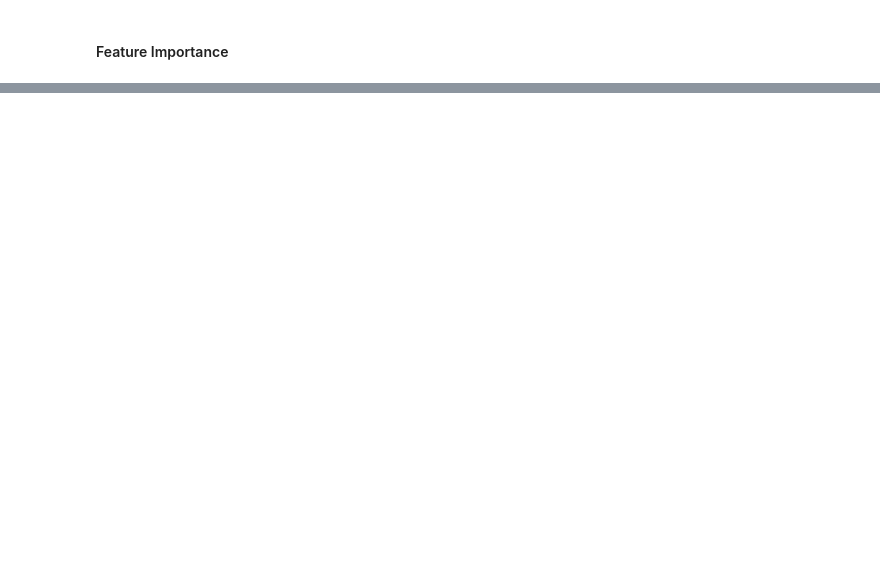
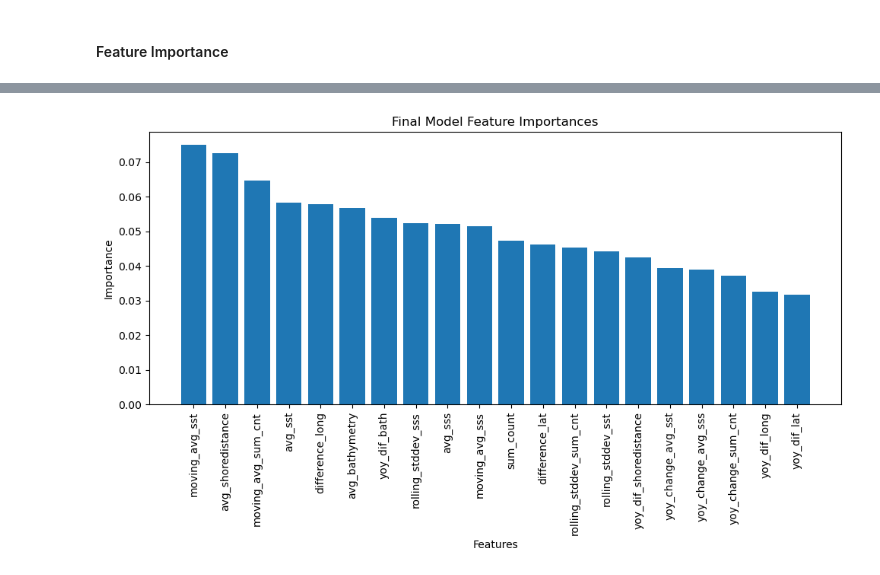
Before and after one commit to sanrajagopal/DSC232RGroupProject, a Jupyter notebook: obis.ipynb, the cells around one changed output, grey strips where cells are left out. Saved outputs shown, nothing was run; the diff lists cells and outputs as text; code cells hidden in the pictures; blank space fills up the shorter version.

```diff
--- a/obis.ipynb
+++ b/obis.ipynb
@@ -1250,0 +1264,7 @@ plt.show()
+# %%
+# Best performance comes from a tree depth of 10
+rfv2_10 = RandomForestClassifier(featuresCol="scaled_features",
+                               labelCol="safe?",
+                               maxDepth=10,
+                               seed = 42)
+modelv2_10 = rfv2_10.fit(train_data_rf2_full)
@@ -1250,0 +1335,6 @@ plt.show()
+# %%
+# Returns the most important features for our random forest v2 classifier model
+importances = modelv2_10.featureImportances
+importance_list = importances.toArray()
+for i, importance in enumerate(importance_list):
+    print(f"Feature {features[i]}: {importance}")
@@ -1250,0 +1362,17 @@ plt.show()
+# %%
+# Converts feature importance pairs into a list
+feature_importance_pairs = list(zip(features, importance_list))
+feature_importance_pairs.sort(key=lambda x: x[1], reverse=True)
+sorted_features, sorted_importance_list = zip(*feature_importance_pairs)
+# %%
+# Plots the feature importance
+plt.figure(figsize=(10, 6))
+plt.bar(sorted_features, sorted_importance_list)
+plt.xlabel('Features')
+plt.ylabel('Importance')
+plt.title('Final Model Feature Importances')
+plt.xticks(rotation=90)
+plt.tight_layout()
+plt.show()
+# %% [output]
+[figure, added]
```
Also changed, not shown: parts of 44 cells of this notebook.
